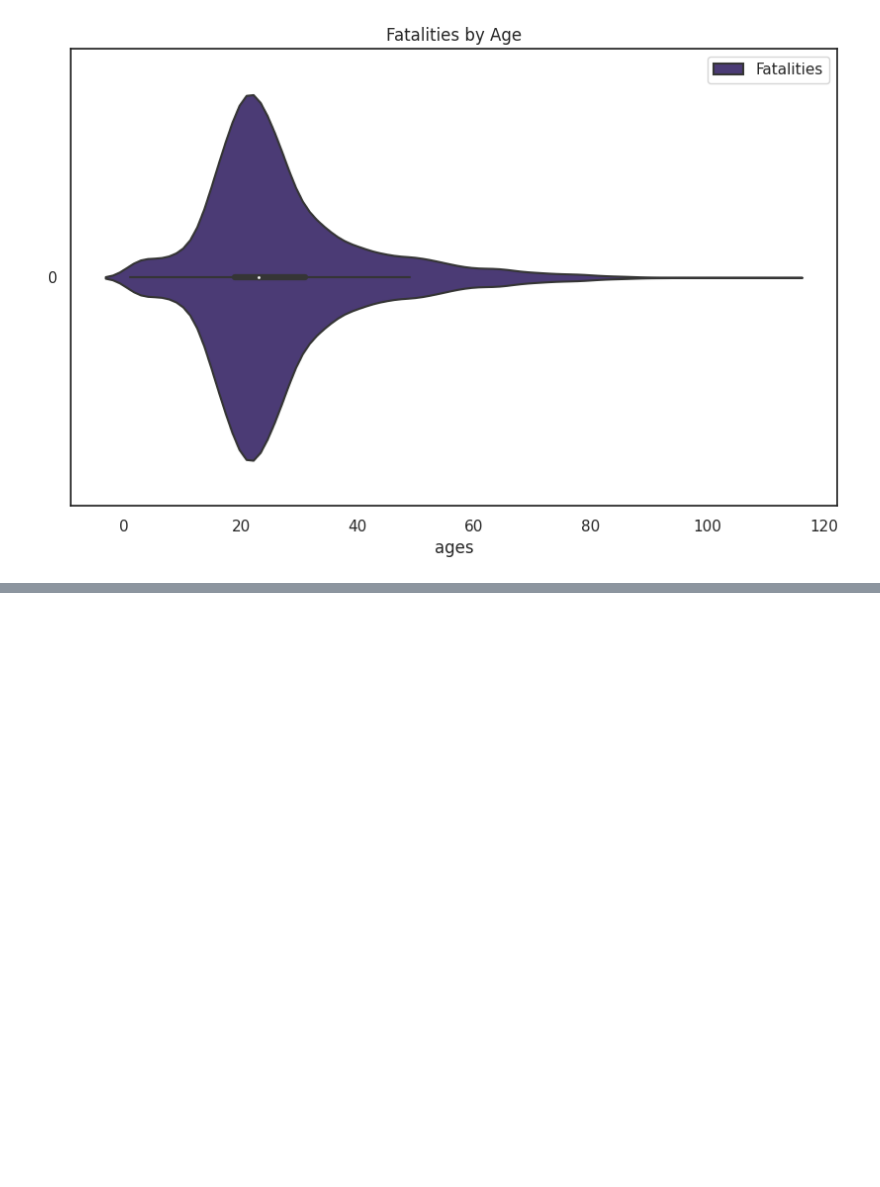
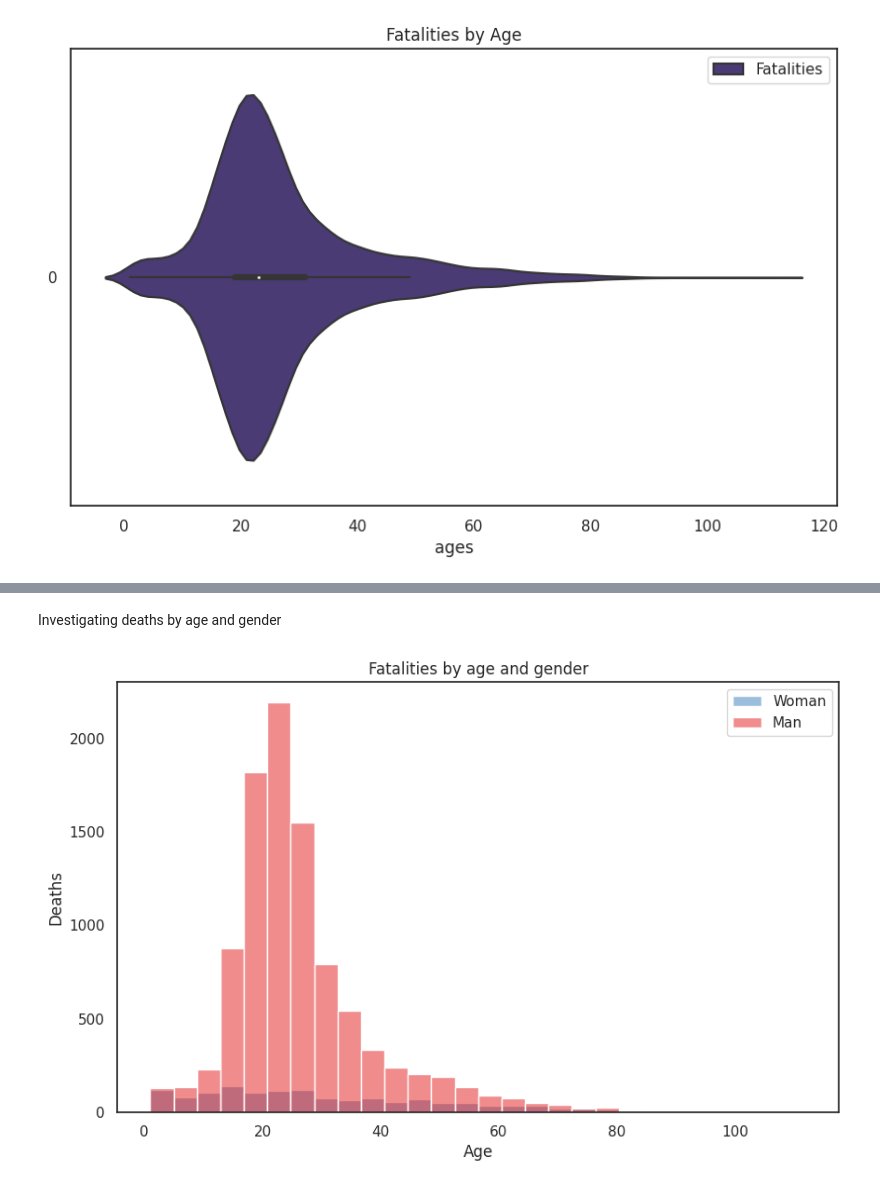
Before and after one commit to exdsgift/IPC-MideastAnalytics, a Jupyter notebook: Fatalities_Project.ipynb, the cells around one changed output, grey strips where cells are left out. Cells and saved outputs as stored; diff of their text form; code cells hidden in the pictures; blank space fills up the shorter version.

```diff
--- a/Fatalities_Project.ipynb
+++ b/Fatalities_Project.ipynb
@@ -489,0 +490,16 @@ plt.show()
+# %% [markdown]
+Investigating deaths by age and gender
+# %%
+plt.figure(figsize=(10, 6))
+sns.set(style="white", palette="Set1")
+
+sns.histplot(data=fatalities_df, x='age', hue='gender',bins=28)
+
+plt.title("Fatalities by age and gender")
+plt.xlabel("Age")
+plt.ylabel("Deaths")
+plt.legend(['Woman', 'Man'])
+
+plt.show()
+# %% [output]
+[figure, added]
```
Also changed, not shown: parts of 22 cells of this notebook.
